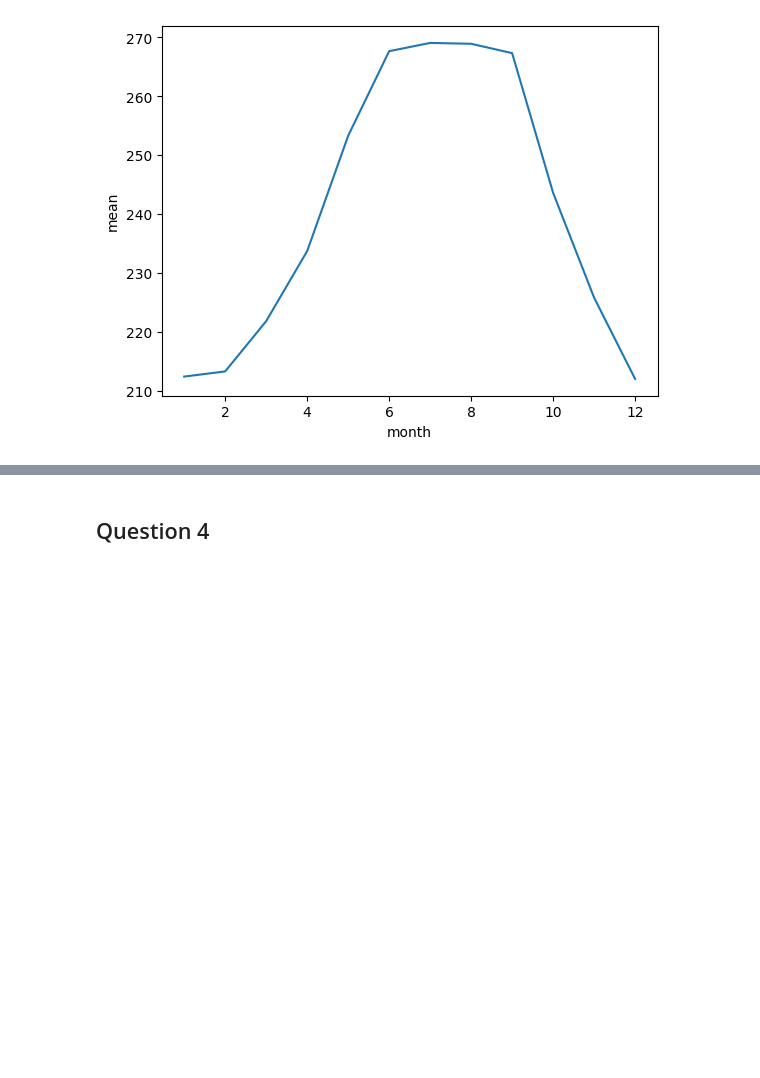
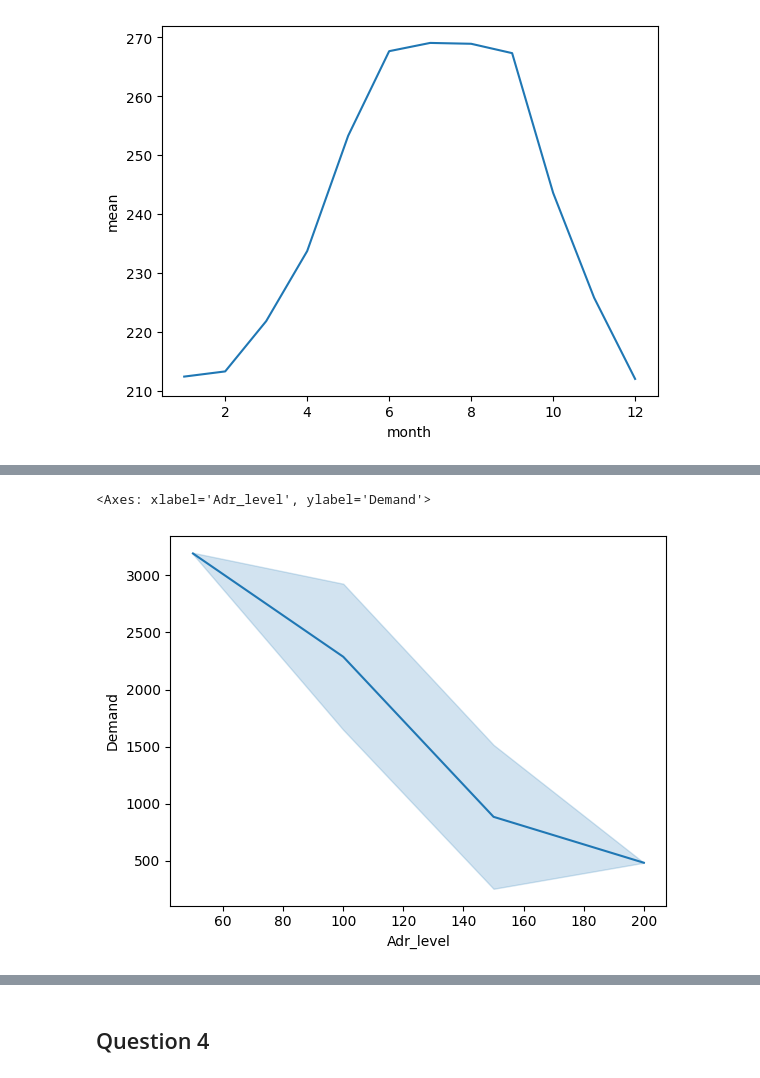
Before and after one commit to Madsjanssen/Exam, a Jupyter notebook: exam2024.ipynb, the cells around one changed output, grey strips where cells are left out. Saved outputs shown, nothing was run; the diff lists cells and outputs as text; code cells hidden in the pictures; blank space fills up the shorter version.

```diff
--- a/exam2024.ipynb
+++ b/exam2024.ipynb
@@ -284,0 +323,33 @@ sns.lineplot(data=df_plot_1, x="month", y="mean")
+# %%
+# Seeing that i work i make my function.
+# Which takes my data, my specified room_type, location and adr_level
+
+data = [] # Where i will store my data before turning into a dataframe
+
+def demand(df,room_type,location,adr_level):
+
+    # Same logic as before to select my data.
+    new_data = df[(df['room_type'] == room_type) & (df['location'] == location) & (df['adr'] >= adr_level)]
+    room_df = new_data["num_rooms"].sum()
+
+    # Check if demand is greater than 0, then i append it to a dataframe.
+    if room_df > 0:
+        data.append({"Room_type": room_type, "location" : location, "Demand": room_df, "Adr_level":adr_level})
+
+    else:
+        print()
+
+    return data
+# %%
+# Then i make a loop, one for copenhagen and one for berlin.
+
+for adr_levels in range(50, 601, 50): # For values in this list run the demand function
+    demand(df,"single","Copenhagen",adr_levels)
+
+for adr_levels in range(50, 601, 50): # For values in this list run the demand function
+    demand(df,"single","Berlin",adr_levels)
+
+# And turn it into a dataframe
+df_demand = pd.DataFrame(data)
+
+df_demand
@@ -284,0 +374,9 @@ sns.lineplot(data=df_plot_1, x="month", y="mean")
+# %%
+# Then i make a plot:
+sns.lineplot(data=df_demand, x="Adr_level", y="Demand")
+
+# The plot below makes a lot of sense, if there is a low adr (e.g cheap room) more people are willing rent
+# However as adr increase less people are abele to pay.
+# %% [output]
+<Axes: xlabel='Adr_level', ylabel='Demand'>
+[figure, added]
```
Also changed, not shown: parts of 15 cells of this notebook.
